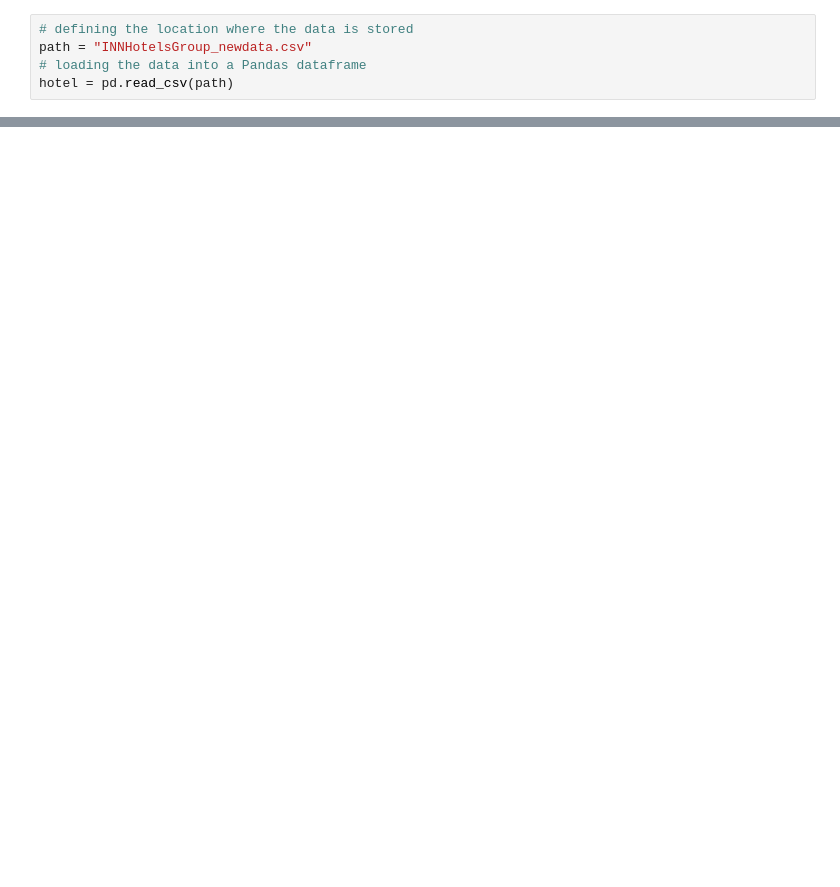
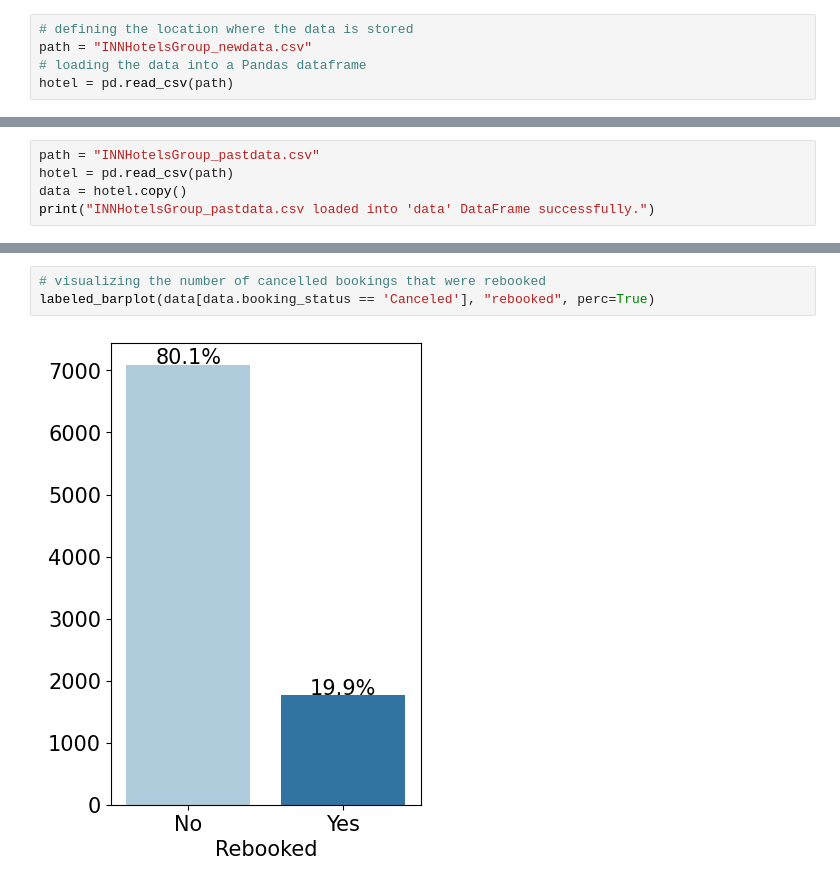
Before and after one commit to mahepMSFT/Python, a Jupyter notebook: INNHotelsGroup_of_New_data_&_Past_data.ipynb, the cells around one changed output, grey strips where cells are left out. Cells and saved outputs as stored; diff of their text form; blank space fills up the shorter version.

```diff
--- a/INNHotelsGroup_of_New_data_&_Past_data.ipynb
+++ b/INNHotelsGroup_of_New_data_&_Past_data.ipynb
@@ -88,0 +251,5 @@ hotel.sample(10, random_state=42)
+# %%
+path = "INNHotelsGroup_pastdata.csv"
+hotel = pd.read_csv(path)
+data = hotel.copy()
+print("INNHotelsGroup_pastdata.csv loaded into 'data' DataFrame successfully.")
@@ -88,0 +267,5 @@ hotel.sample(10, random_state=42)
+# %%
+# visualizing the number of cancelled bookings that were rebooked
+labeled_barplot(data[data.booking_status == 'Canceled'], "rebooked", perc=True)
+# %% [output]
+[figure, added]
```
Also changed, not shown: parts of 30 cells of this notebook.
